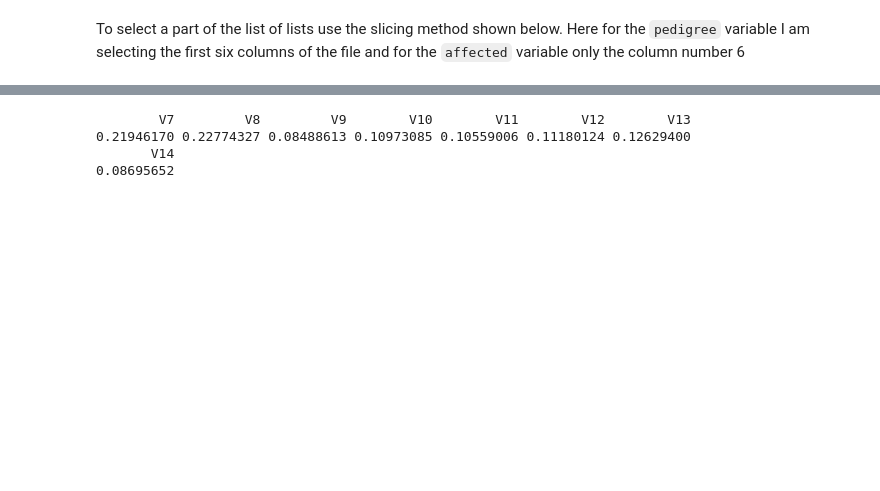
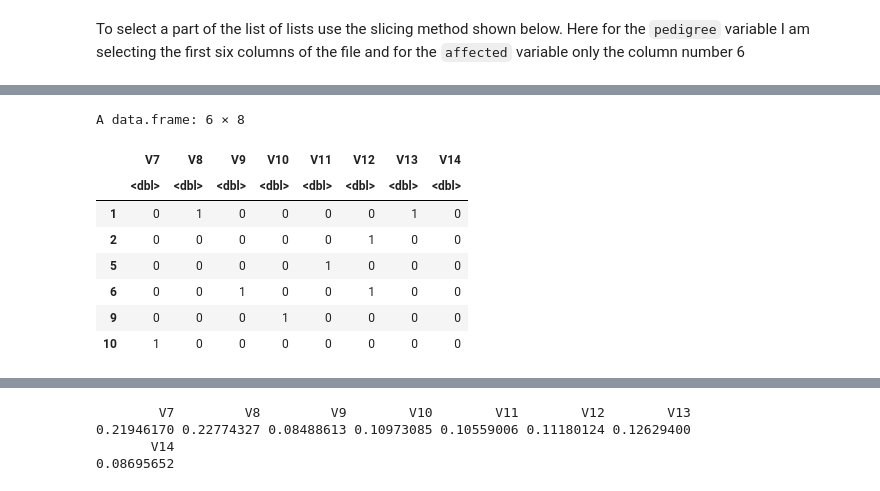
Before and after one commit to TheShiya/family-association, a Jupyter notebook: Summary_stats.ipynb, the cells around one changed output, grey strips where cells are left out. Cells and saved outputs as stored; diff of their text form; code cells hidden in the pictures; blank space fills up the shorter version.

```diff
--- a/Summary_stats.ipynb
+++ b/Summary_stats.ipynb
@@ -105,0 +97,12 @@ geno = dat[,-(1:6)] -1
+# %%
+head(geno) #look at the data
+# %% [output]
+A data.frame: 6 × 8
+|  | V7 | V8 | V9 | V10 | V11 | V12 | V13 | V14 |
+|  | <dbl> | <dbl> | <dbl> | <dbl> | <dbl> | <dbl> | <dbl> | <dbl> |
+| 1 | 0 | 1 | 0 | 0 | 0 | 0 | 1 | 0 |
+| 2 | 0 | 0 | 0 | 0 | 0 | 1 | 0 | 0 |
+| 5 | 0 | 0 | 0 | 0 | 1 | 0 | 0 | 0 |
+| 6 | 0 | 0 | 1 | 0 | 0 | 1 | 0 | 0 |
+| 9 | 0 | 0 | 0 | 1 | 0 | 0 | 0 | 0 |
+| 10 | 1 | 0 | 0 | 0 | 0 | 0 | 0 | 0 |
```
Also changed, not shown: parts of 28 cells of this notebook.
